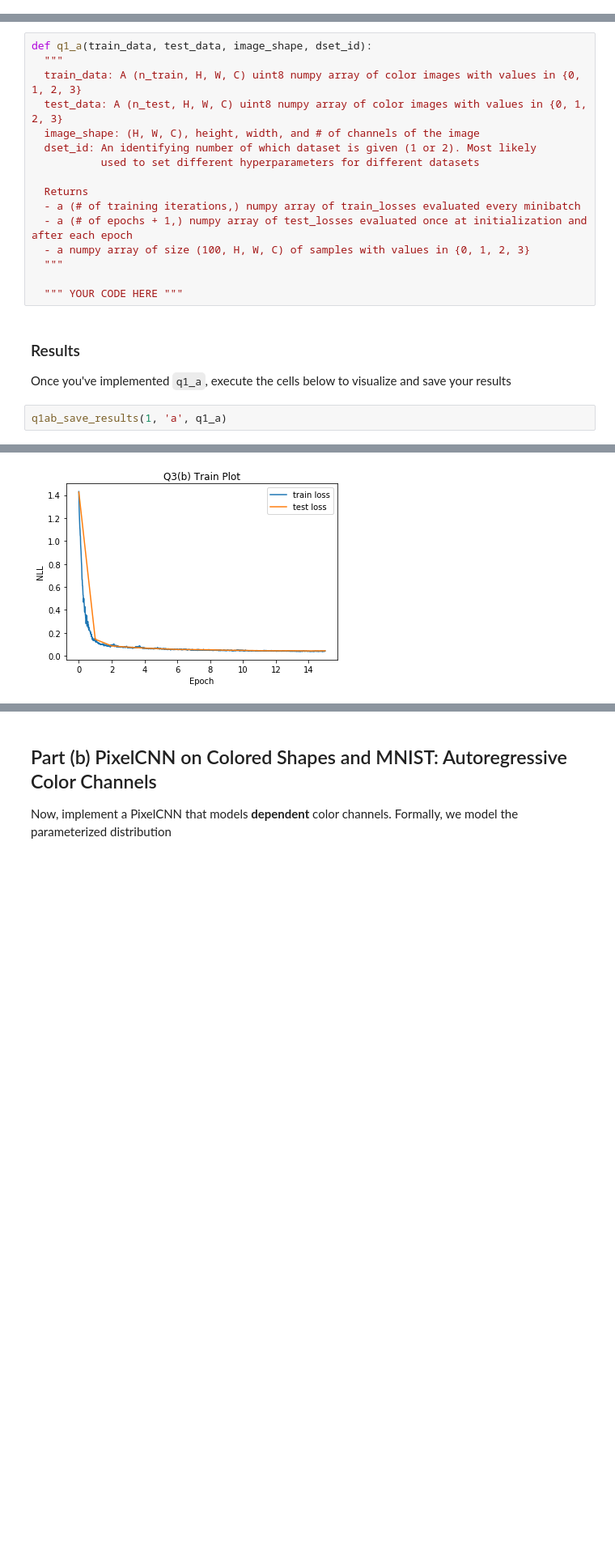
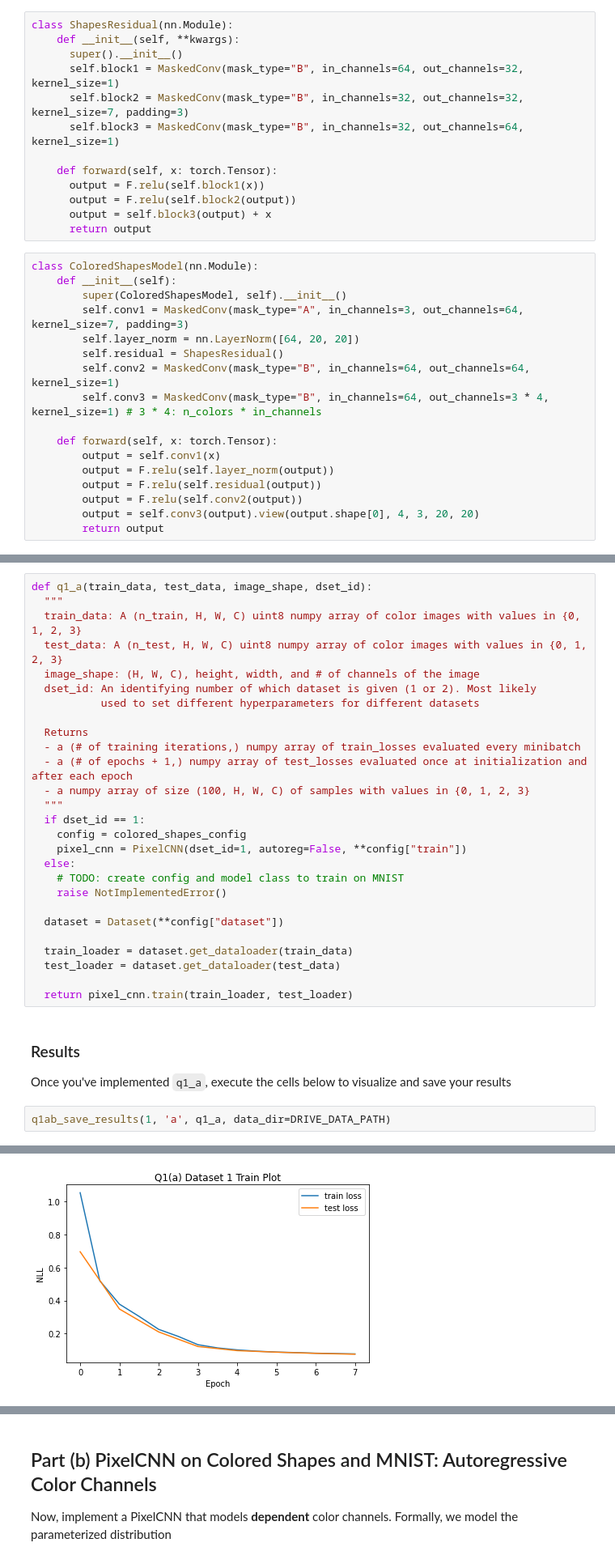
Before and after one commit to GrigoryBartosh/dul_2021, a Jupyter notebook: Homework/hw2/Homework2_PixelCNN.ipynb, the cells around one changed output, grey strips where cells are left out. Shown at 81% size. Cells and saved outputs as stored; diff of their text form; blank space fills up the shorter version.

```diff
--- a/Homework/hw2/Homework2_PixelCNN.ipynb
+++ b/Homework/hw2/Homework2_PixelCNN.ipynb
@@ -60,0 +143,30 @@ Here are some tips that you may find useful for designing and training these mod
+# %%
+class ShapesResidual(nn.Module):
+    def __init__(self, **kwargs):
+      super().__init__()
+      self.block1 = MaskedConv(mask_type="B", in_channels=64, out_channels=32, kernel_size=1)
+      self.block2 = MaskedConv(mask_type="B", in_channels=32, out_channels=32, kernel_size=7, padding=3)
+      self.block3 = MaskedConv(mask_type="B", in_channels=32, out_channels=64, kernel_size=1)
+
+    def forward(self, x: torch.Tensor):
+      output = F.relu(self.block1(x))
+      output = F.relu(self.block2(output))
+      output = self.block3(output) + x
+      return output
+# %%
+class ColoredShapesModel(nn.Module):
+    def __init__(self):
+        super(ColoredShapesModel, self).__init__()
+        self.conv1 = MaskedConv(mask_type="A", in_channels=3, out_channels=64, kernel_size=7, padding=3)
+        self.layer_norm = nn.LayerNorm([64, 20, 20])
+        self.residual = ShapesResidual()
+        self.conv2 = MaskedConv(mask_type="B", in_channels=64, out_channels=64, kernel_size=1)
+        self.conv3 = MaskedConv(mask_type="B", in_channels=64, out_channels=3 * 4, kernel_size=1) # 3 * 4: n_colors * in_channels
+
+    def forward(self, x: torch.Tensor):
+        output = self.conv1(x)
+        output = F.relu(self.layer_norm(output))
+        output = F.relu(self.residual(output))
+        output = F.relu(self.conv2(output))
+        output = self.conv3(output).view(output.shape[0], 4, 3, 20, 20)
+        return output
@@ -75,12 +266,23 @@ def q1_a(train_data, test_data, image_shape, dset_id):
   - a (# of epochs + 1,) numpy array of test_losses evaluated once at initialization and after each epoch
   - a numpy array of size (100, H, W, C) of samples with values in {0, 1, 2, 3}
   """
+  if dset_id == 1:
+    config = colored_shapes_config
+    pixel_cnn = PixelCNN(dset_id=1, autoreg=False, **config["train"])
+  else:
+    # TODO: create config and model class to train on MNIST
+    raise NotImplementedError()
 
-  """ YOUR CODE HERE """
+  dataset = Dataset(**config["dataset"])
+
+  train_loader = dataset.get_dataloader(train_data)
+  test_loader = dataset.get_dataloader(test_data)
+
+  return pixel_cnn.train(train_loader, test_loader)
 # %% [markdown]
 ### Results
 
 Once you've implemented `q1_a`, execute the cells below to visualize and save your results
 # %%
-q1ab_save_results(1, 'a', q1_a)
+q1ab_save_results(1, 'a', q1_a, data_dir=DRIVE_DATA_PATH)
 # %% [output]
@@ -88 +291 @@ Final Test Loss: 0.0444
-[figure, old version]
+[figure, new version]
```
Also changed, not shown: parts of 22 cells of this notebook, 1 other file.
